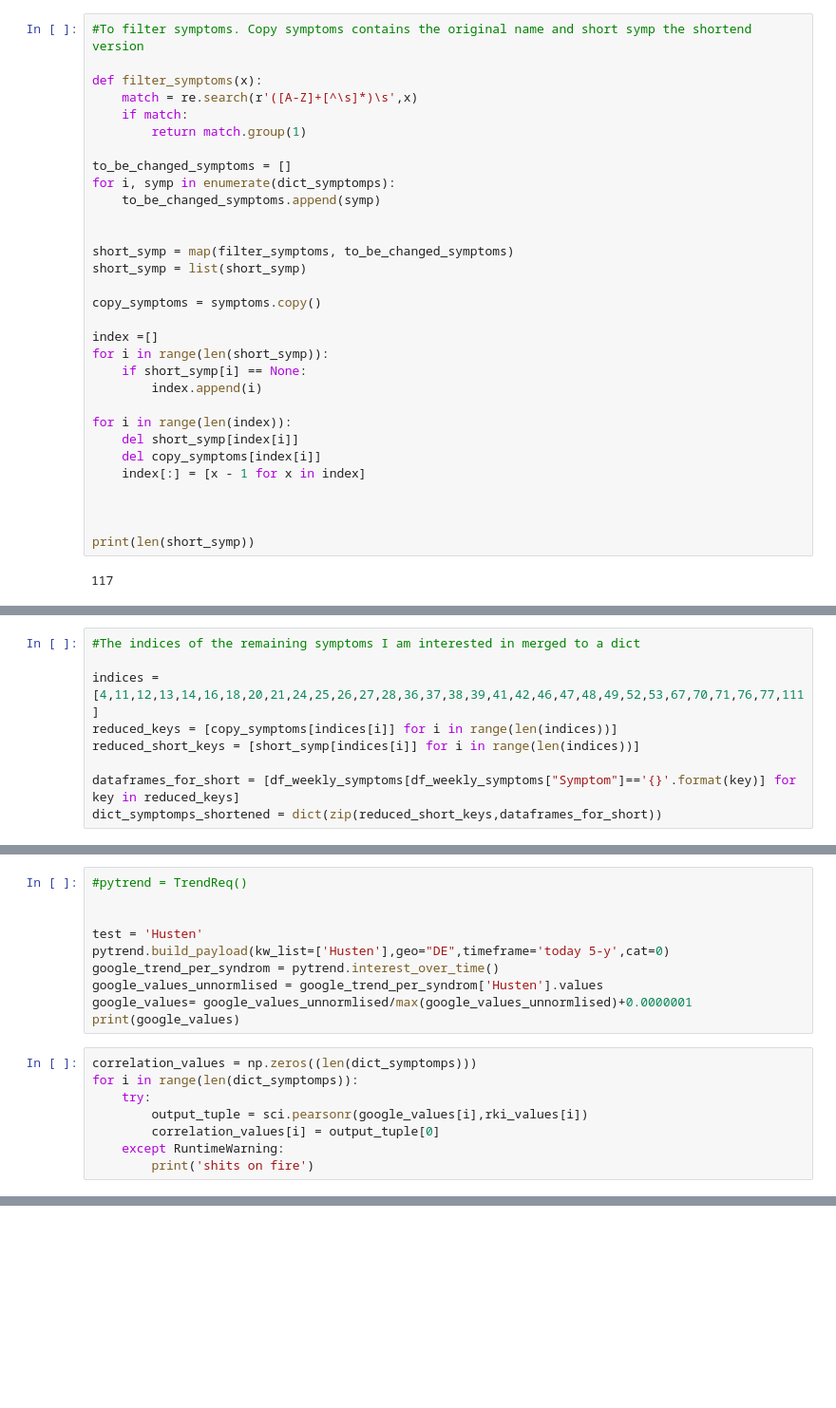
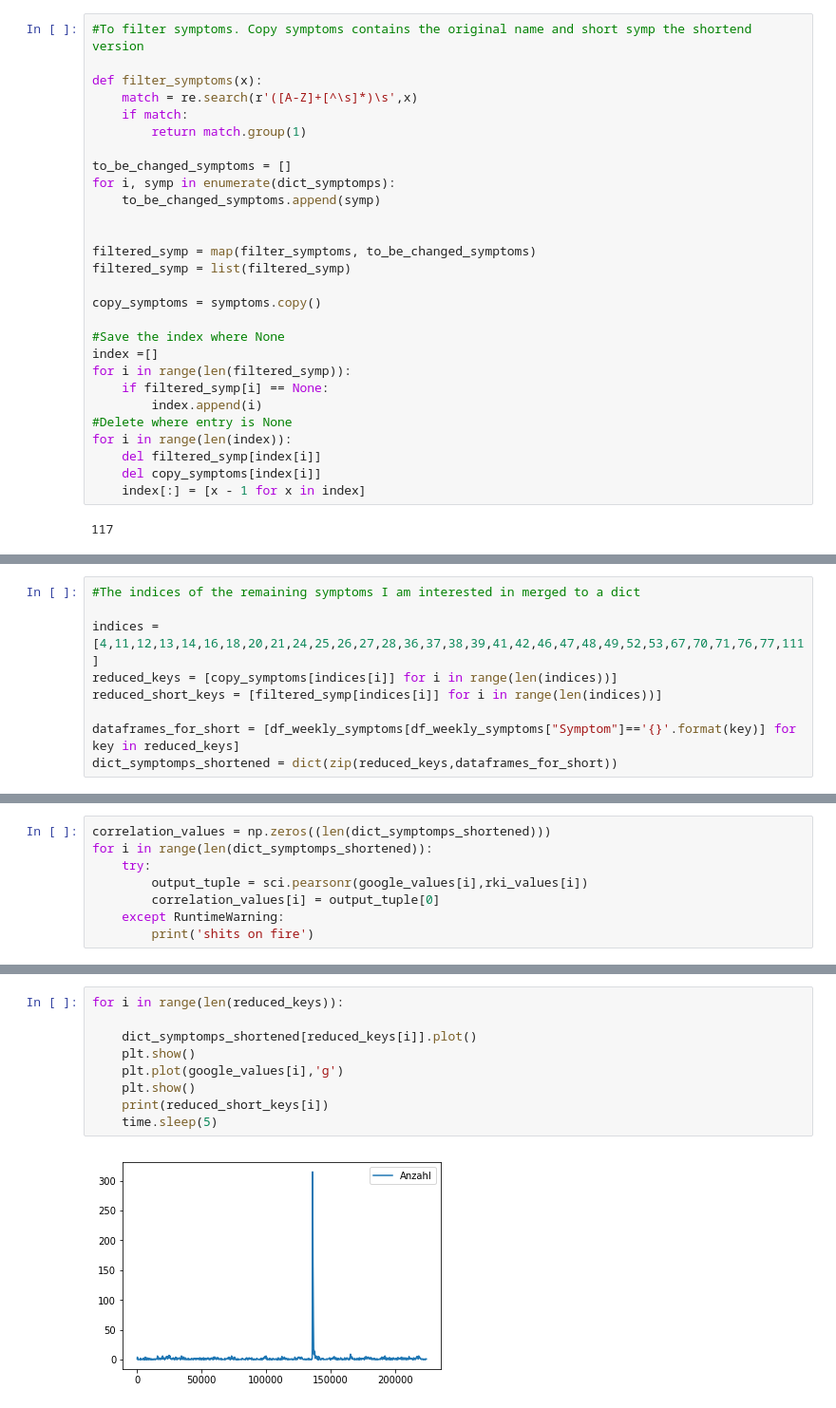
Before and after one commit to JarnoRFB/mercura, a Jupyter notebook: Google_trends_comparison.ipynb, the cells around one changed output, grey strips where cells are left out. Shown at 95% size. Drawn from its saved outputs; the diff is of its cells as text; blank space fills up the shorter version.

```diff
--- a/Google_trends_comparison.ipynb
+++ b/Google_trends_comparison.ipynb
@@ -85,23 +103,20 @@ for i, symp in enumerate(dict_symptomps):
     to_be_changed_symptoms.append(symp)
 
 
-short_symp = map(filter_symptoms, to_be_changed_symptoms)
-short_symp = list(short_symp)
+filtered_symp = map(filter_symptoms, to_be_changed_symptoms)
+filtered_symp = list(filtered_symp)
 
 copy_symptoms = symptoms.copy()
 
+#Save the index where None
 index =[]
-for i in range(len(short_symp)):
-    if short_symp[i] == None:
+for i in range(len(filtered_symp)):
+    if filtered_symp[i] == None:
         index.append(i)
-
+#Delete where entry is None
 for i in range(len(index)):
-    del short_symp[index[i]]
+    del filtered_symp[index[i]]
     del copy_symptoms[index[i]]
     index[:] = [x - 1 for x in index]
-
-
-
-print(len(short_symp))
 # %% [output]
 117
@@ -113,8 +125,8 @@ print(len(short_symp))
 
 indices = [4,11,12,13,14,16,18,20,21,24,25,26,27,28,36,37,38,39,41,42,46,47,48,49,52,53,67,70,71,76,77,111]
 reduced_keys = [copy_symptoms[indices[i]] for i in range(len(indices))]
-reduced_short_keys = [short_symp[indices[i]] for i in range(len(indices))]
+reduced_short_keys = [filtered_symp[indices[i]] for i in range(len(indices))]
 
 dataframes_for_short = [df_weekly_symptoms[df_weekly_symptoms["Symptom"]=='{}'.format(key)] for key in reduced_keys]
-dict_symptomps_shortened = dict(zip(reduced_short_keys,dataframes_for_short))
+dict_symptomps_shortened = dict(zip(reduced_keys,dataframes_for_short))
 # %%
@@ -174,16 +168,6 @@ exception
-# %%
-#pytrend = TrendReq()
-
-
-test = 'Husten'
-pytrend.build_payload(kw_list=['Husten'],geo="DE",timeframe='today 5-y',cat=0)
-google_trend_per_syndrom = pytrend.interest_over_time()
-google_values_unnormlised = google_trend_per_syndrom['Husten'].values
-google_values= google_values_unnormlised/max(google_values_unnormlised)+0.0000001
-print(google_values)
 # %%
-correlation_values = np.zeros((len(dict_symptomps)))
-for i in range(len(dict_symptomps)):
+correlation_values = np.zeros((len(dict_symptomps_shortened)))
+for i in range(len(dict_symptomps_shortened)):
     try:
         output_tuple = sci.pearsonr(google_values[i],rki_values[i])
         correlation_values[i] = output_tuple[0]
@@ -191,0 +186,11 @@ for i in range(len(dict_symptomps)):
+# %%
+for i in range(len(reduced_keys)):
+
+    dict_symptomps_shortened[reduced_keys[i]].plot()
+    plt.show()
+    plt.plot(google_values[i],'g')
+    plt.show()
+    print(reduced_short_keys[i])
+    time.sleep(5)
+# %% [output]
+[figure, added]
```
Also changed, not shown: parts of 7 cells of this notebook.
